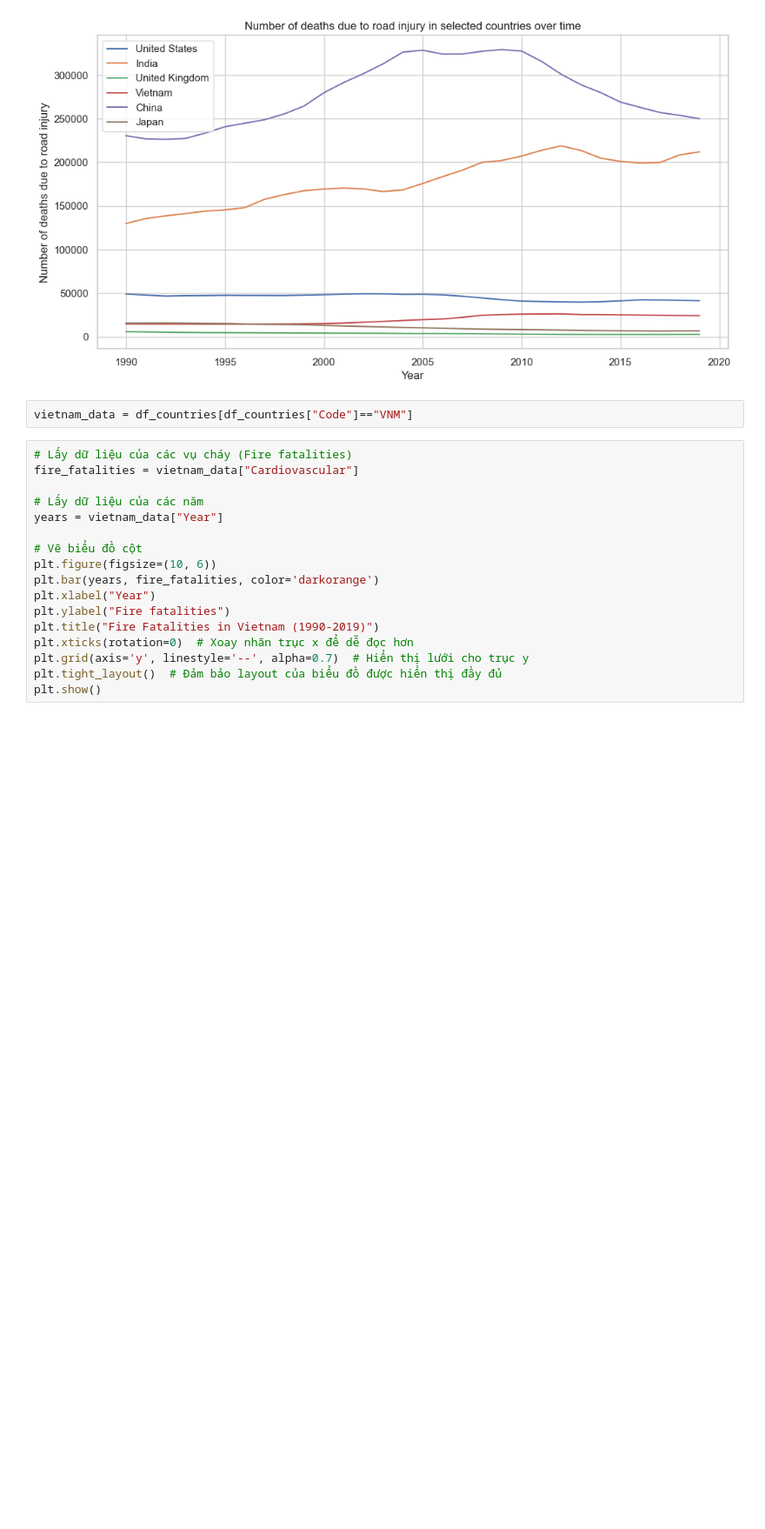
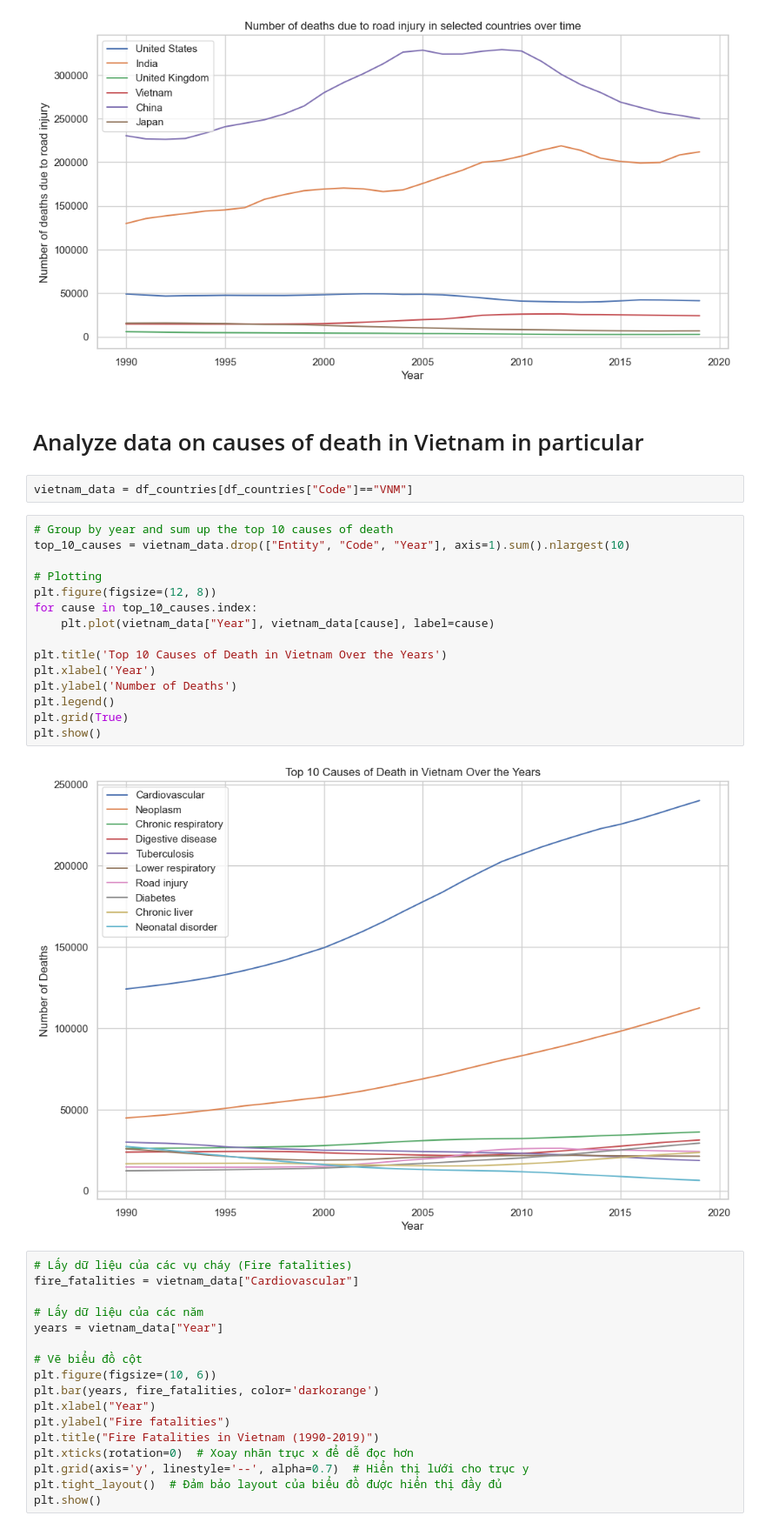
Before and after one commit to hoangvu1806/Analyze-annual-death-data, a Jupyter notebook: analysis.ipynb, the cells around one changed output. Shown at 87% size. Drawn from its saved outputs; the diff is of its cells as text; blank space fills up the shorter version.

```diff
--- a/analysis.ipynb
+++ b/analysis.ipynb
@@ -585,8 +626,27 @@ plt.grid(True)
 plt.show()
 # %% [output]
 [figure]
+# %% [markdown]
+# Analyze data on causes of death in Vietnam in particular
 # %%
 vietnam_data = df_countries[df_countries["Code"]=="VNM"]
+# %%
+# Group by year and sum up the top 10 causes of death
+top_10_causes = vietnam_data.drop(["Entity", "Code", "Year"], axis=1).sum().nlargest(10)
+
+# Plotting
+plt.figure(figsize=(12, 8))
+for cause in top_10_causes.index:
+    plt.plot(vietnam_data["Year"], vietnam_data[cause], label=cause)
+
+plt.title('Top 10 Causes of Death in Vietnam Over the Years')
+plt.xlabel('Year')
+plt.ylabel('Number of Deaths')
+plt.legend()
+plt.grid(True)
+plt.show()
+# %% [output]
+[figure, added]
 # %%
 # Lấy dữ liệu của các vụ cháy (Fire fatalities)
 fire_fatalities = vietnam_data["Cardiovascular"]
```
Also changed, not shown: parts of 6 cells of this notebook.
